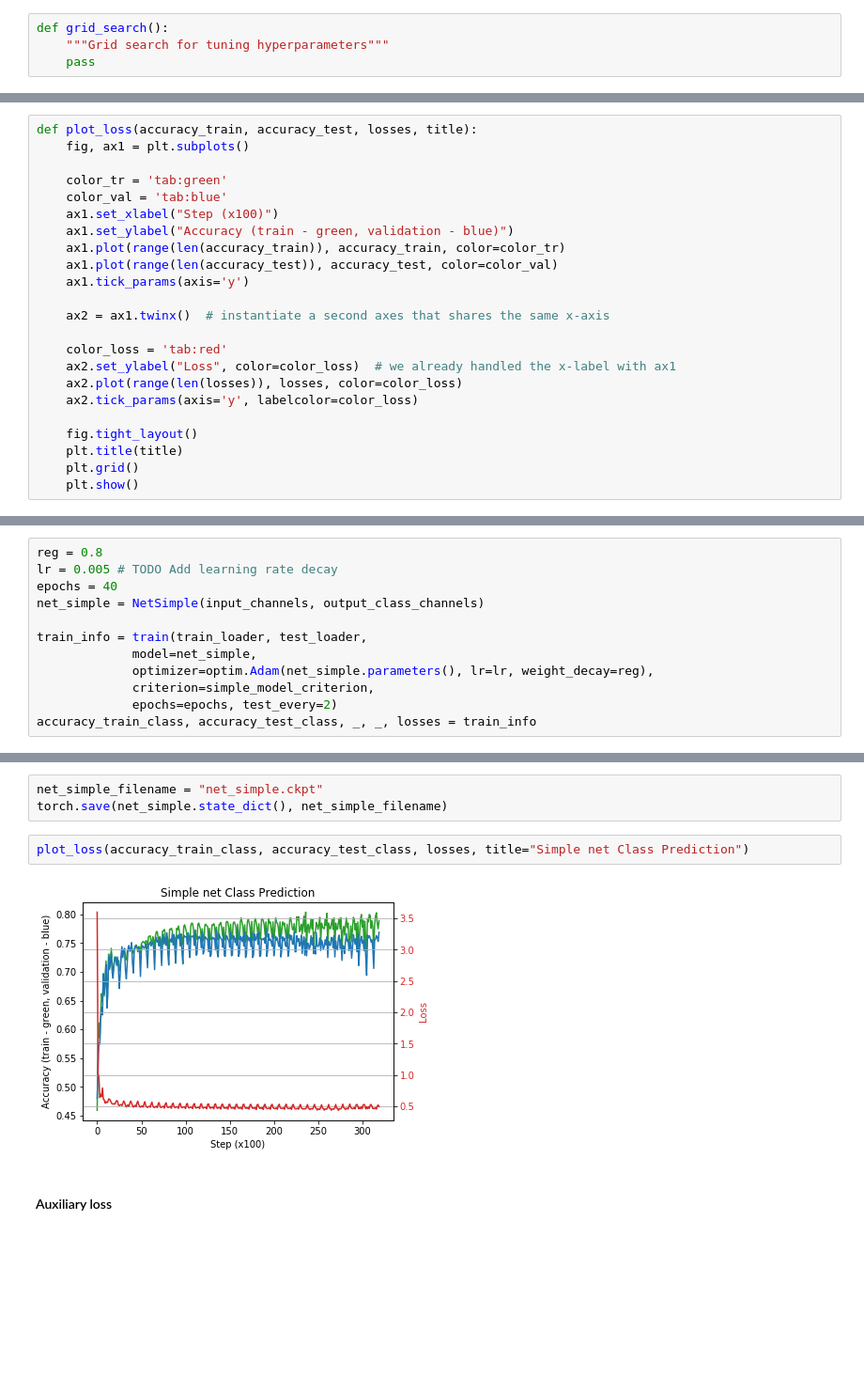
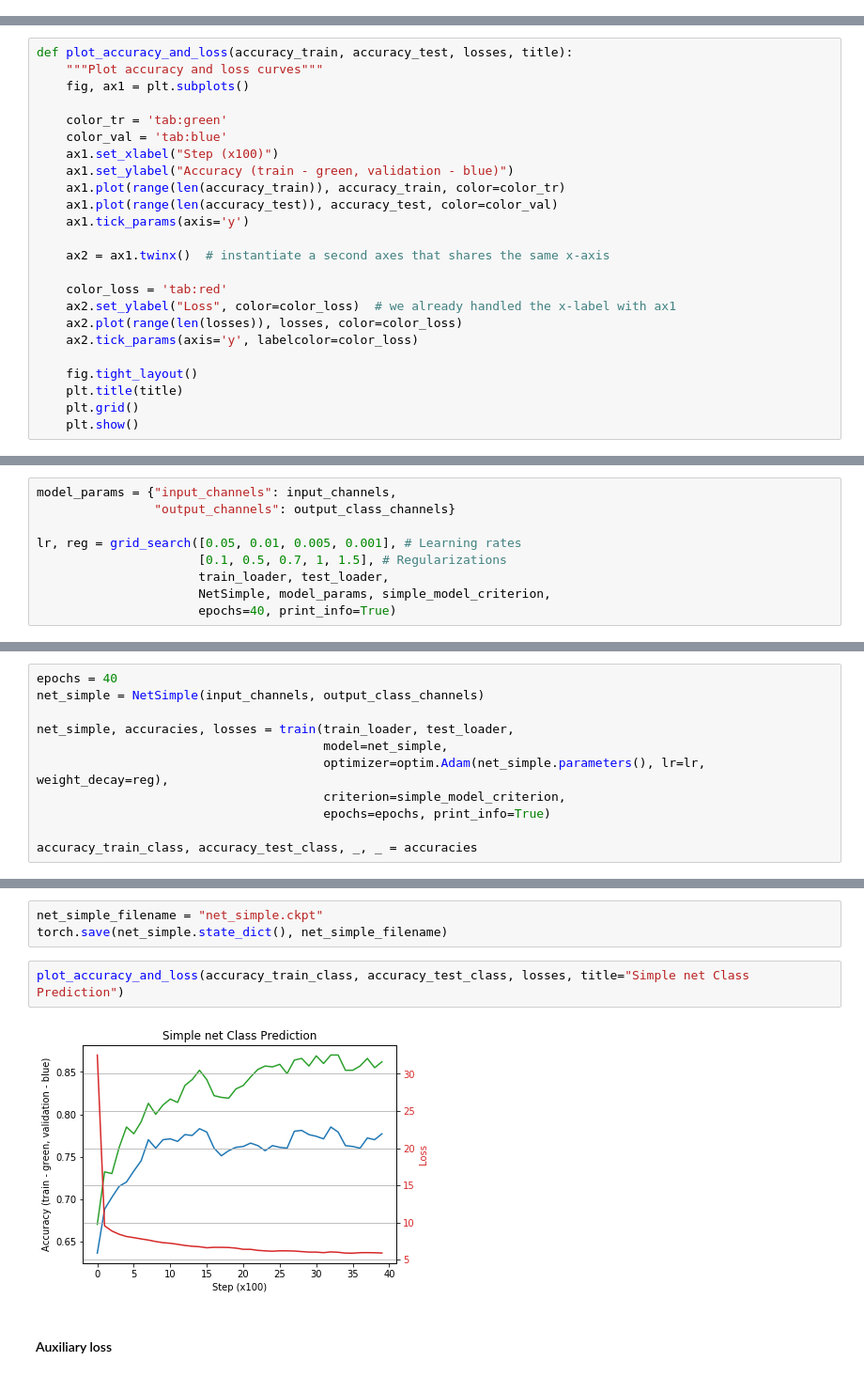
Before and after one commit to oganesManasian/Weight-sharing-and-auxiliary-losses-for-classification, a Jupyter notebook: Weight sharing and auxiliary losses for classification.ipynb, the cells around one changed output, grey strips where cells are left out. Shown at 94% size. Drawn from its saved outputs; the diff is of its cells as text; blank space fills up the shorter version.

Commit message:
Added early stopping and grid search for hyperparameters

```diff
--- a/Weight sharing and auxiliary losses for classification.ipynb
+++ b/Weight sharing and auxiliary losses for classification.ipynb
@@ -288,4 +294,0 @@ def train(train_data_loader, test_data_loader,
-# %%
-def grid_search():
-    """Grid search for tuning hyperparameters"""
-    pass
@@ -292,5 +324,6 @@ def grid_search():
 # %%
-def plot_loss(accuracy_train, accuracy_test, losses, title):
+def plot_accuracy_and_loss(accuracy_train, accuracy_test, losses, title):
+    """Plot accuracy and loss curves"""
     fig, ax1 = plt.subplots()
 
     color_tr = 'tab:green'
@@ -338,3 +372,12 @@ def test_samples(model, nb_tests=5):
         plt.show()
 # %% [markdown]
 #### Simple net
+# %%
+model_params = {"input_channels": input_channels,
+                "output_channels": output_class_channels}
+
+lr, reg = grid_search([0.05, 0.01, 0.005, 0.001], # Learning rates
+                      [0.1, 0.5, 0.7, 1, 1.5], # Regularizations
+                      train_loader, test_loader,
+                      NetSimple, model_params, simple_model_criterion,
+                      epochs=40, print_info=True)
@@ -341,13 +402,12 @@ def test_samples(model, nb_tests=5):
 # %%
-reg = 0.8
-lr = 0.005 # TODO Add learning rate decay
 epochs = 40
 net_simple = NetSimple(input_channels, output_class_channels)
 
-train_info = train(train_loader, test_loader,
-             model=net_simple,
-             optimizer=optim.Adam(net_simple.parameters(), lr=lr, weight_decay=reg),
-             criterion=simple_model_criterion,
-             epochs=epochs, test_every=2)
-accuracy_train_class, accuracy_test_class, _, _, losses = train_info
+net_simple, accuracies, losses = train(train_loader, test_loader,
+                                       model=net_simple,
+                                       optimizer=optim.Adam(net_simple.parameters(), lr=lr, weight_decay=reg),
+                                       criterion=simple_model_criterion,
+                                       epochs=epochs, print_info=True)
+
+accuracy_train_class, accuracy_test_class, _, _ = accuracies
 # %% [output]
@@ -372,8 +423,8 @@ Epoch 40/40, Step 16, loss 0.4932, class train/test accuracy: 0.789/0.769,
 net_simple_filename = "net_simple.ckpt"
 torch.save(net_simple.state_dict(), net_simple_filename)
 # %%
-plot_loss(accuracy_train_class, accuracy_test_class, losses, title="Simple net Class Prediction")
+plot_accuracy_and_loss(accuracy_train_class, accuracy_test_class, losses, title="Simple net Class Prediction")
 # %% [output]
-[figure, old version]
+[figure, new version]
 # %% [markdown]
 #### Auxiliary loss
```
Also changed, not shown: parts of 13 cells of this notebook.
